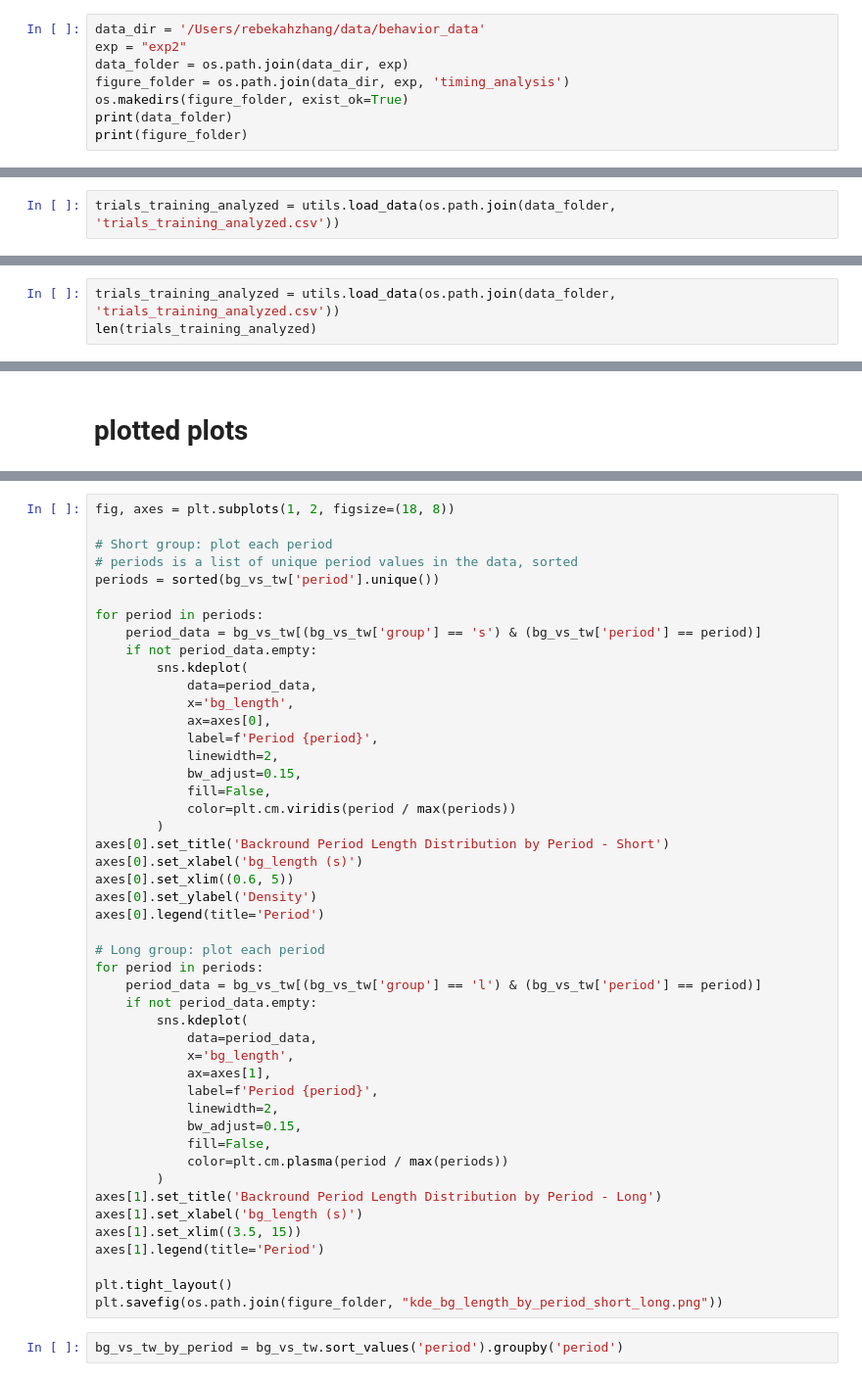
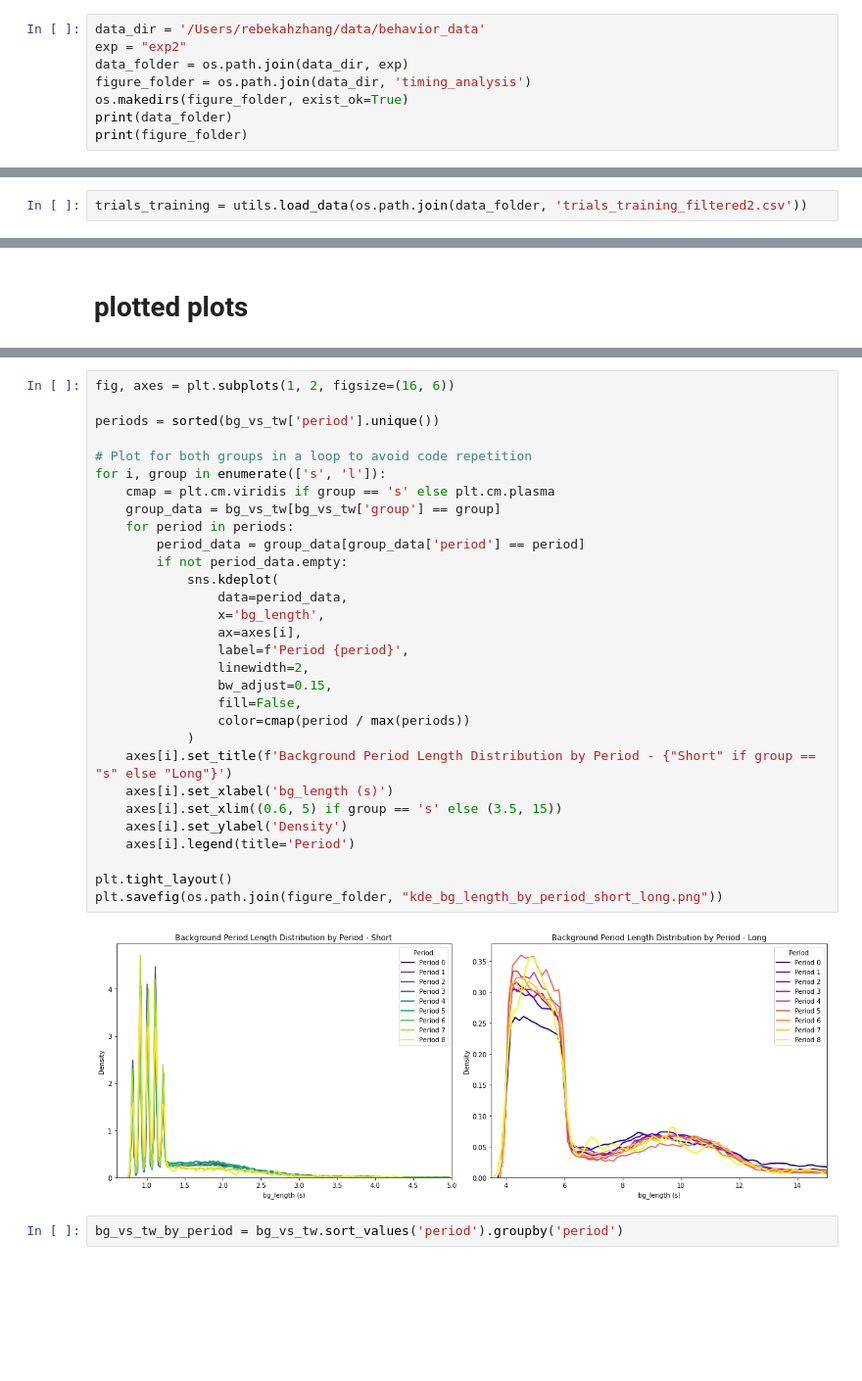
Before and after one commit to rebz444/luckycharm, a Jupyter notebook: timing_analysis.ipynb, the cells around one changed output, grey strips where cells are left out. Shown at 98% size. Cells and saved outputs as stored; diff of their text form; blank space fills up the shorter version.

```diff
--- a/timing_analysis.ipynb
+++ b/timing_analysis.ipynb
@@ -14,7 +14,7 @@ import utils
 data_dir = '/Users/rebekahzhang/data/behavior_data'
 exp = "exp2"
 data_folder = os.path.join(data_dir, exp)
-figure_folder = os.path.join(data_dir, exp, 'timing_analysis')
+figure_folder = os.path.join(data_dir, 'timing_analysis')
 os.makedirs(figure_folder, exist_ok=True)
 print(data_folder)
 print(figure_folder)
@@ -72,7 +32,7 @@ process_trials_data(sessions_training)
 # %% [markdown]
 ### make bg_vs_tw df
 # %%
-trials_training_analyzed = utils.load_data(os.path.join(data_folder, 'trials_training_analyzed.csv'))
+trials_training = utils.load_data(os.path.join(data_folder, 'trials_training_filtered2.csv'))
 # %%
 # Find outlier trials for bg_length in each group using z-score threshold
 def get_outlier_indices(series, z_thresh=3):
@@ -96,6 +62,3 @@ bg_vs_tw.loc[bg_vs_tw['period'] == 10, 'period'] = 9
 utils.save_as_csv(bg_vs_tw, data_folder, 'trials_bg_vs_tw_analysis.csv')
 # %% [markdown]
 # Load data and basic stats
-# %%
-trials_training_analyzed = utils.load_data(os.path.join(data_folder, 'trials_training_analyzed.csv'))
-len(trials_training_analyzed)
@@ -267,50 +144,35 @@ plt.savefig(os.path.join(figure_folder, "kde_bg_length_by_group_split.png"))
 # %%
-fig, axes = plt.subplots(1, 2, figsize=(18, 8))
+fig, axes = plt.subplots(1, 2, figsize=(16, 6))
 
-# Short group: plot each period
-# periods is a list of unique period values in the data, sorted
 periods = sorted(bg_vs_tw['period'].unique())
 
-for period in periods:
-    period_data = bg_vs_tw[(bg_vs_tw['group'] == 's') & (bg_vs_tw['period'] == period)]
-    if not period_data.empty:
-        sns.kdeplot(
-            data=period_data,
-            x='bg_length',
-            ax=axes[0],
-            label=f'Period {period}',
-            linewidth=2,
-            bw_adjust=0.15,
-            fill=False,
-            color=plt.cm.viridis(period / max(periods))
-        )
-axes[0].set_title('Backround Period Length Distribution by Period - Short')
-axes[0].set_xlabel('bg_length (s)')
-axes[0].set_xlim((0.6, 5))
-axes[0].set_ylabel('Density')
-axes[0].legend(title='Period')
-
-# Long group: plot each period
-for period in periods:
-    period_data = bg_vs_tw[(bg_vs_tw['group'] == 'l') & (bg_vs_tw['period'] == period)]
-    if not period_data.empty:
-        sns.kdeplot(
-            data=period_data,
-            x='bg_length',
-            ax=axes[1],
-            label=f'Period {period}',
-            linewidth=2,
-            bw_adjust=0.15,
-            fill=False,
-            color=plt.cm.plasma(period / max(periods))
-        )
-axes[1].set_title('Backround Period Length Distribution by Period - Long')
-axes[1].set_xlabel('bg_length (s)')
-axes[1].set_xlim((3.5, 15))
-axes[1].legend(title='Period')
+# Plot for both groups in a loop to avoid code repetition
+for i, group in enumerate(['s', 'l']):
+    cmap = plt.cm.viridis if group == 's' else plt.cm.plasma
+    group_data = bg_vs_tw[bg_vs_tw['group'] == group]
+    for period in periods:
+        period_data = group_data[group_data['period'] == period]
+        if not period_data.empty:
+            sns.kdeplot(
+                data=period_data,
+                x='bg_length',
+                ax=axes[i],
+                label=f'Period {period}',
+                linewidth=2,
+                bw_adjust=0.15,
+                fill=False,
+                color=cmap(period / max(periods))
+            )
+    axes[i].set_title(f'Background Period Length Distribution by Period - {"Short" if group == "s" else "Long"}')
+    axes[i].set_xlabel('bg_length (s)')
+    axes[i].set_xlim((0.6, 5) if group == 's' else (3.5, 15))
+    axes[i].set_ylabel('Density')
+    axes[i].legend(title='Period')
 
 plt.tight_layout()
 plt.savefig(os.path.join(figure_folder, "kde_bg_length_by_period_short_long.png"))
+# %% [output]
+[figure, added]
 # %%
 bg_vs_tw_by_period = bg_vs_tw.sort_values('period').groupby('period')
 # %%
```
Also changed, not shown: parts of 48 cells of this notebook, 4 other files.
